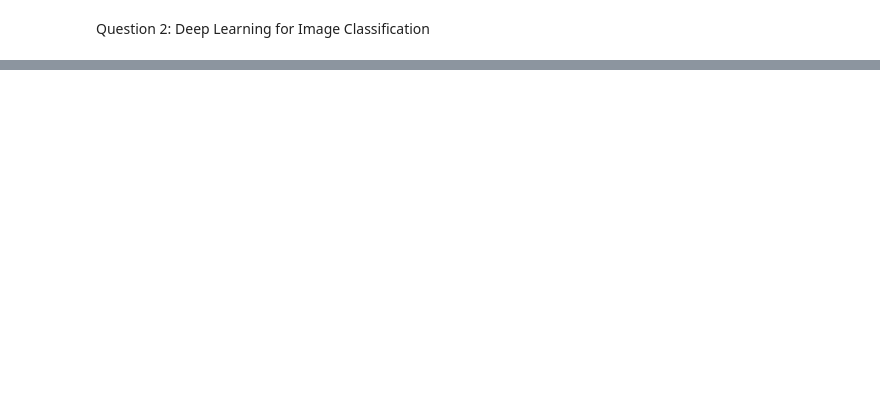
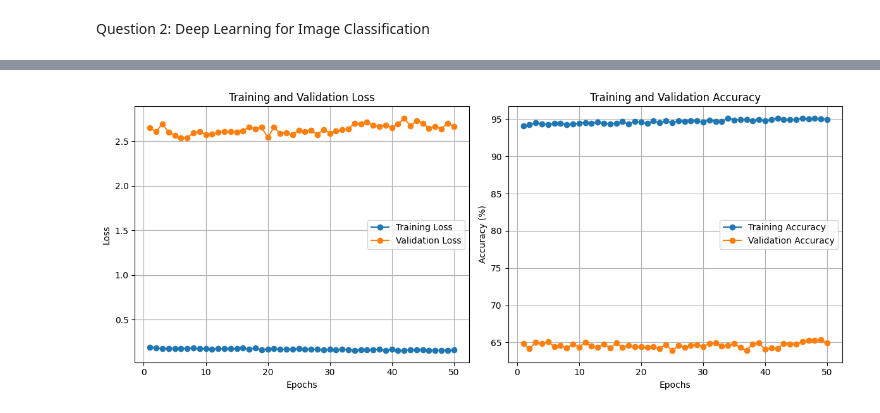
Before and after one commit to NEAAA4/Deep-Learning-DV2646, a Jupyter notebook: Uppgift 1/assignment1.ipynb, the cells around one changed output, grey strips where cells are left out. Cells and saved outputs as stored; diff of their text form; code cells hidden in the pictures; blank space fills up the shorter version.

```diff
--- a/Uppgift 1/assignment1.ipynb
+++ b/Uppgift 1/assignment1.ipynb
@@ -189,0 +420,27 @@ for epoch in range(epochs):
+# %%
+epochs_range = range(1, epochs + 1)
+
+plt.figure(figsize=(12, 5))
+
+plt.subplot(1, 2, 1)
+plt.plot(epochs_range, history['train_loss'], label='Training Loss', marker='o')
+plt.plot(epochs_range, history['val_loss'], label='Validation Loss', marker='o')
+plt.title('Training and Validation Loss')
+plt.xlabel('Epochs')
+plt.ylabel('Loss')
+plt.legend()
+plt.grid(True)
+
+plt.subplot(1, 2, 2)
+plt.plot(epochs_range, history['train_acc'], label='Training Accuracy', marker='o')
+plt.plot(epochs_range, history['val_acc'], label='Validation Accuracy', marker='o')
+plt.title('Training and Validation Accuracy')
+plt.xlabel('Epochs')
+plt.ylabel('Accuracy (%)')
+plt.legend()
+plt.grid(True)
+
+plt.tight_layout()
+plt.show()
+# %% [output]
+[figure, added]
```
Also changed, not shown: parts of 6 cells of this notebook.
